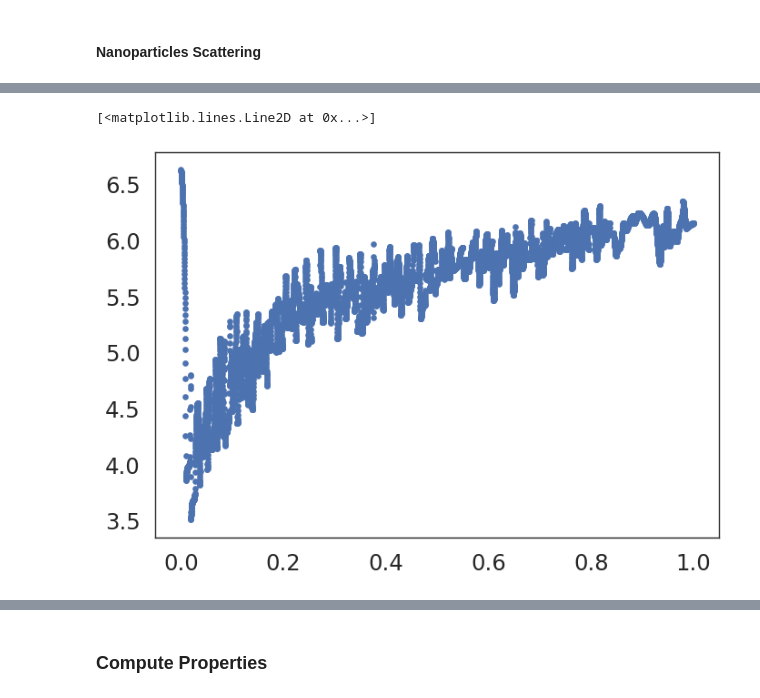
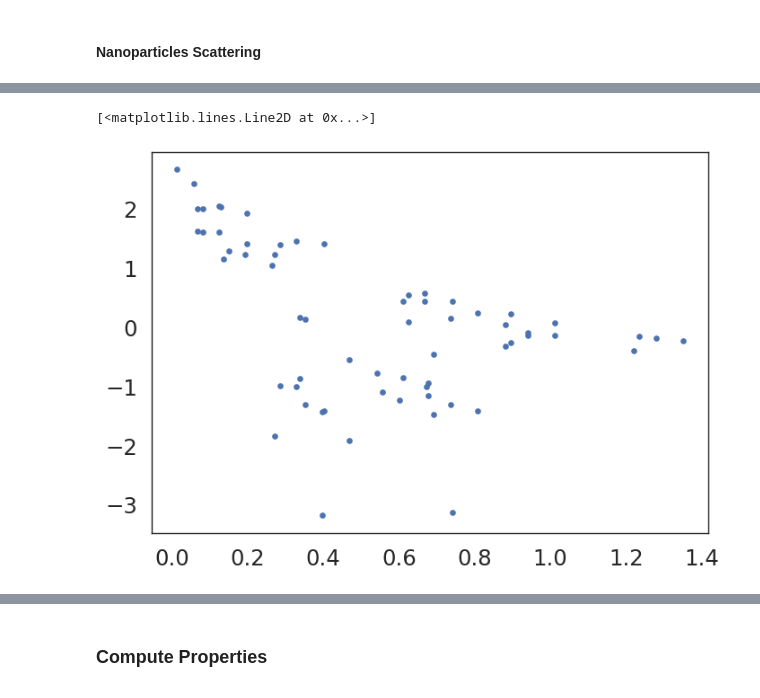
Before and after one commit to ariahosseini/ThermoElectric, a Jupyter notebook: ElectronTransport.ipynb, the cells around one changed output, grey strips where cells are left out. Cells and saved outputs as stored; diff of their text form; code cells hidden in the pictures.

```diff
--- a/ElectronTransport.ipynb
+++ b/ElectronTransport.ipynb
@@ -1039,7 +1039,7 @@ def calculate_inf_cylinder_scattering(radius: float, k_points: tuple, potential:
     # Calculate energy
     E = (h_bar**2 / 2) * ((k_point_matrix[:, 0] - initial_wave_vector[0])**2 / masses[0] +
                           (k_point_matrix[:, 1] - initial_wave_vector[1])**2 / masses[1] +
-                          (k_point_matrix[:, 2] - initial_wave_vector[2])**2 / masses[2]) * eV_to_J
+                          (k_point_matrix[:, 2] - initial_wave_vector[2])**2 / masses[2]) * eV2J
 
     # Parametrize the ellipse
     t = np.linspace(0, 2 * np.pi, num_divisions)
@@ -1083,7 +1083,7 @@ def calculate_inf_cylinder_scattering(radius: float, k_points: tuple, potential:
     integrated_func = trapz(func, t, axis=1)
 
     # Calculate relaxation time (tau)
-    relaxation_time = (num_particles / (2 * np.pi)**3 * integrated_func)**-1 * eV_to_J
+    relaxation_time = (num_particles / (2 * np.pi)**3 * integrated_func)**-1 * eV2J
 
     return k_magnitude, E, relaxation_time, num_particles
 # %% [markdown]
@@ -2194,0 +2303,9 @@ _, Ep, tau_p, _ = calculate_finite_cubic_scattering(len, nk, uo, m_frac, v_frac,
+# %%
+m_frac = np.array([0.89,0.19,0.19])                               # Si electron effective mass ratio
+ko = 2 * np.pi / lattice_parameter * np.array([0.85,0,0])         # Si conduction band valley along (1/m)
+del_k = 2 * np.pi / lattice_parameter * 0.15 * np.array([1,1,1])  # Si brillouin zone edge from valley
+uo = 1.389                                                        # SiC barrier height (eV)
+v_frac = 0.05                                                     # SiC Volume fraction
+n = 23                                                            # Number of points for meshing elipsoid
+_nk = 4
+nk = np.array([_nk,_nk,_nk])                                      # Number of kpoints along x y z
@@ -2219,5 +2356,12 @@ tau_np = tau_np_interpolator(engr)
+# %%
+ro = 4*1e-9 # Cylinder radius (m)
+nt = int(1e4)
+k_magnitude, E, relaxation_time, num_particles = calculate_inf_cylinder_scattering(radius= ro, k_points=nk, potential=uo,
+                                                                                   mass_fraction=m_frac, volume_fraction=v_frac,
+                                                                                   initial_wave_vector=ko, delta_k_vector=del_k,
+                                                                                   num_divisions=nt)
 # %%
-plt.plot(engr[0], np.log(tau_np[0]*1e15), 'o')
+plt.plot(E, np.log(relaxation_time*1e12),'o')
 # %% [output]
 [<matplotlib.lines.Line2D at 0x...>]
-[figure, old version]
+[figure, new version]
```
Also changed, not shown: parts of 24 cells of this notebook.
